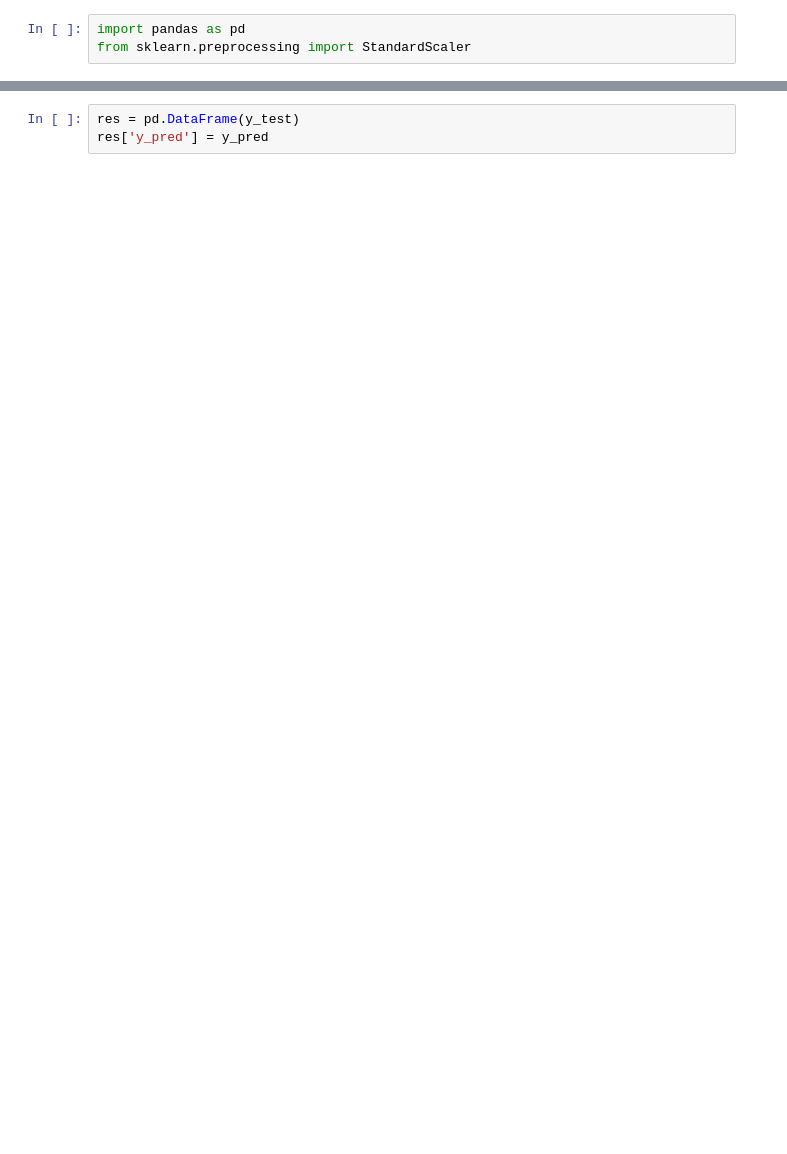
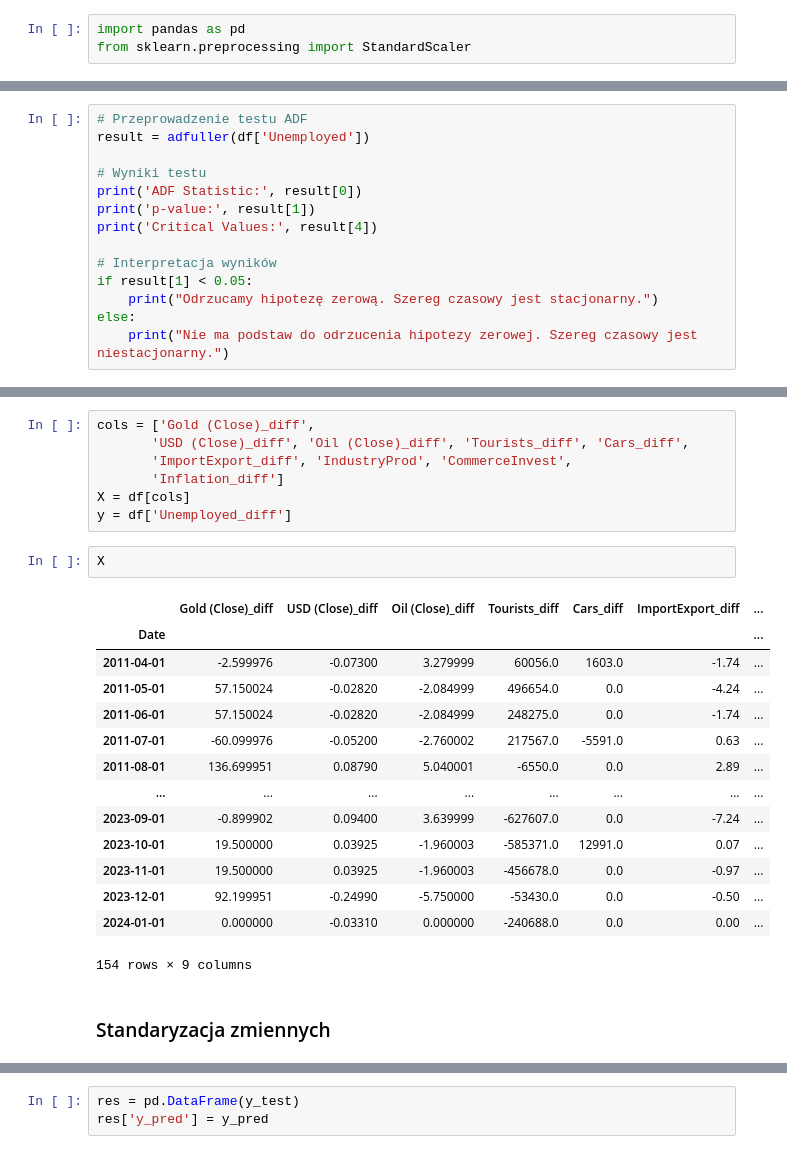
Before and after one commit to ewapelc/Unemployment-Data-Analysis, a Jupyter notebook: data_analysis.ipynb, the cells around one changed output, grey strips where cells are left out. Cells and saved outputs as stored; diff of their text form; blank space fills up the shorter version.

```diff
--- a/data_analysis.ipynb
+++ b/data_analysis.ipynb
@@ -66,0 +127,14 @@ plt.show()
+# %%
+# Przeprowadzenie testu ADF
+result = adfuller(df['Unemployed'])
+
+# Wyniki testu
+print('ADF Statistic:', result[0])
+print('p-value:', result[1])
+print('Critical Values:', result[4])
+
+# Interpretacja wyników
+if result[1] < 0.05:
+    print("Odrzucamy hipotezę zerową. Szereg czasowy jest stacjonarny.")
+else:
+    print("Nie ma podstaw do odrzucenia hipotezy zerowej. Szereg czasowy jest niestacjonarny.")
@@ -66,0 +269,26 @@ plt.show()
+# %%
+cols = ['Gold (Close)_diff',
+       'USD (Close)_diff', 'Oil (Close)_diff', 'Tourists_diff', 'Cars_diff',
+       'ImportExport_diff', 'IndustryProd', 'CommerceInvest',
+       'Inflation_diff']
+X = df[cols]
+y = df['Unemployed_diff']
+# %%
+X
+# %% [output]
+|  | Gold (Close)_diff | USD (Close)_diff | Oil (Close)_diff | Tourists_diff | Cars_diff | ImportExport_diff | ... |
+| Date |  |  |  |  |  |  | ... |
+| 2011-04-01 | -2.599976 | -0.07300 | 3.279999 | 60056.0 | 1603.0 | -1.74 | ... |
+| 2011-05-01 | 57.150024 | -0.02820 | -2.084999 | 496654.0 | 0.0 | -4.24 | ... |
+| 2011-06-01 | 57.150024 | -0.02820 | -2.084999 | 248275.0 | 0.0 | -1.74 | ... |
+| 2011-07-01 | -60.099976 | -0.05200 | -2.760002 | 217567.0 | -5591.0 | 0.63 | ... |
+| 2011-08-01 | 136.699951 | 0.08790 | 5.040001 | -6550.0 | 0.0 | 2.89 | ... |
+| ... | ... | ... | ... | ... | ... | ... | ... |
+| 2023-09-01 | -0.899902 | 0.09400 | 3.639999 | -627607.0 | 0.0 | -7.24 | ... |
+| 2023-10-01 | 19.500000 | 0.03925 | -1.960003 | -585371.0 | 12991.0 | 0.07 | ... |
+| 2023-11-01 | 19.500000 | 0.03925 | -1.960003 | -456678.0 | 0.0 | -0.97 | ... |
+| 2023-12-01 | 92.199951 | -0.24990 | -5.750000 | -53430.0 | 0.0 | -0.50 | ... |
+| 2024-01-01 | 0.000000 | -0.03310 | 0.000000 | -240688.0 | 0.0 | 0.00 | ... |
+154 rows × 9 columns
+# %% [markdown]
+### Standaryzacja zmiennych
```
Also changed, not shown: parts of 57 cells of this notebook.
